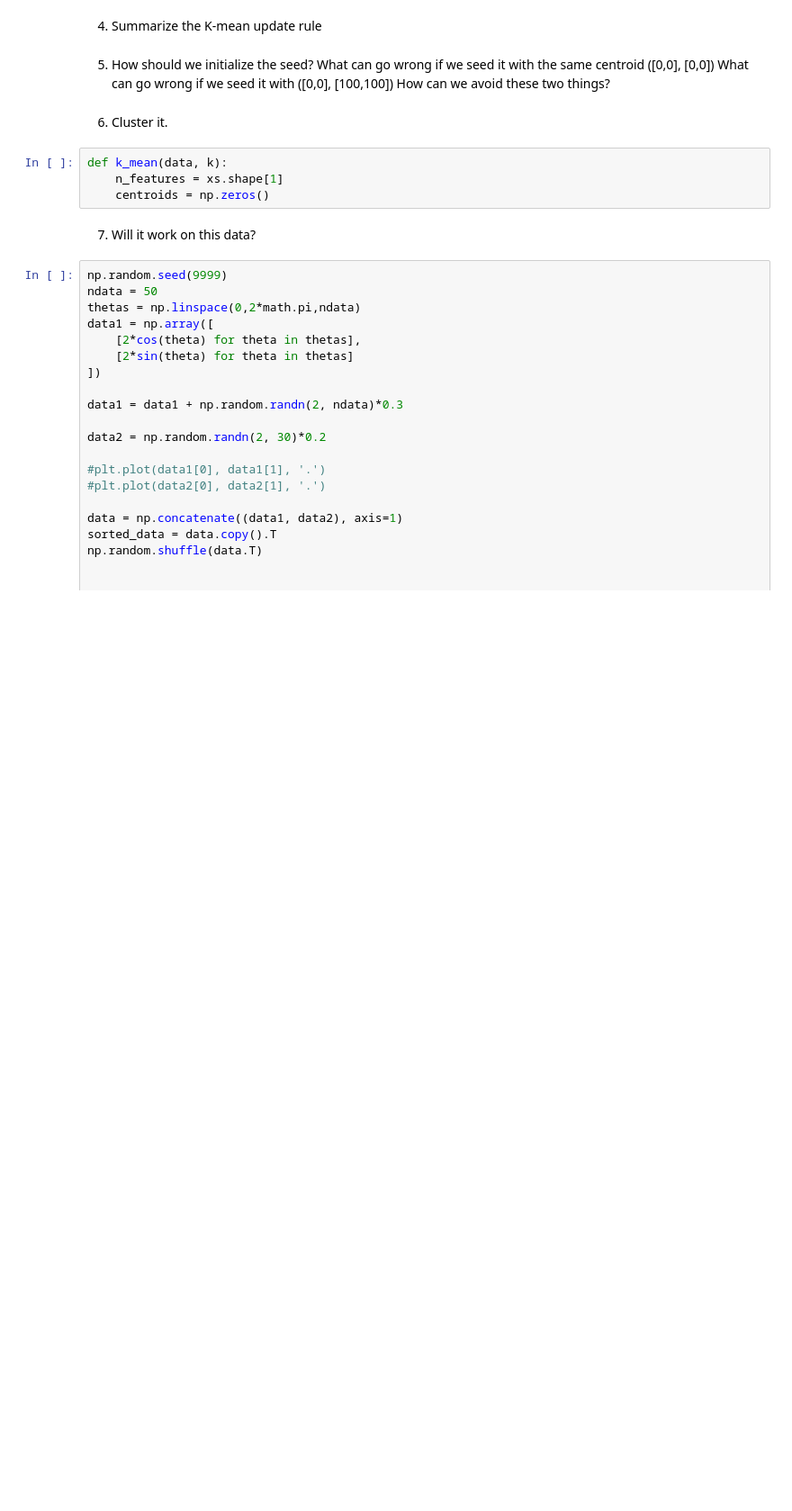
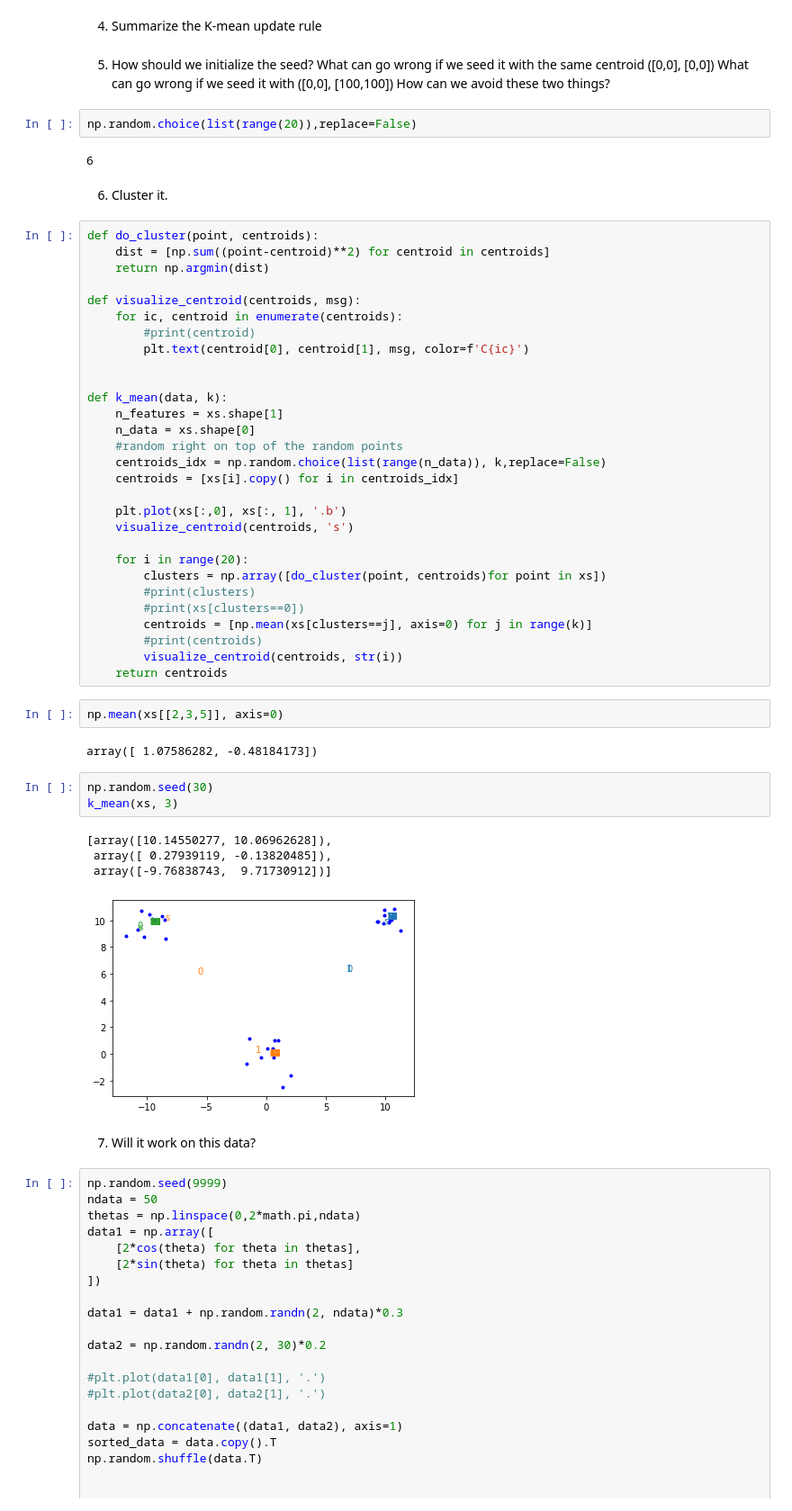
Before and after one commit to muic-pattern-rekt-2018/exercise-7-filled, a Jupyter notebook: Low Rank Approximation and Clustering Problem.ipynb, the cells around one changed output. Shown: that part at 90% size. Drawn from its saved outputs; the diff is of its cells as text; blank space fills up the shorter version.

```diff
--- a/Low Rank Approximation and Clustering Problem.ipynb
+++ b/Low Rank Approximation and Clustering Problem.ipynb
@@ -354,12 +354,53 @@ xs.shape
 What can go wrong if we seed it with the same centroid ([0,0], [0,0])
 What can go wrong if we seed it with ([0,0], [100,100])
 How can we avoid these two things?
+# %%
+np.random.choice(list(range(20)),replace=False)
+# %% [output]
+6
 # %% [markdown]
 6) Cluster it.
-# %%
-def k_mean(data, k):
-    n_features = xs.shape[1]
-    centroids = np.zeros()
+# %%
+def do_cluster(point, centroids):
+    dist = [np.sum((point-centroid)**2) for centroid in centroids]
+    return np.argmin(dist)
+
+def visualize_centroid(centroids, msg):
+    for ic, centroid in enumerate(centroids):
+        #print(centroid)
+        plt.text(centroid[0], centroid[1], msg, color=f'C{ic}')
+
+
+def k_mean(data, k):
+    n_features = xs.shape[1]
+    n_data = xs.shape[0]
+    #random right on top of the random points
+    centroids_idx = np.random.choice(list(range(n_data)), k,replace=False)
+    centroids = [xs[i].copy() for i in centroids_idx]
+
+    plt.plot(xs[:,0], xs[:, 1], '.b')
+    visualize_centroid(centroids, 's')
+
+    for i in range(20):
+        clusters = np.array([do_cluster(point, centroids)for point in xs])
+        #print(clusters)
+        #print(xs[clusters==0])
+        centroids = [np.mean(xs[clusters==j], axis=0) for j in range(k)]
+        #print(centroids)
+        visualize_centroid(centroids, str(i))
+    return centroids
+# %%
+np.mean(xs[[2,3,5]], axis=0)
+# %% [output]
+array([ 1.07586282, -0.48184173])
+# %%
+np.random.seed(30)
+k_mean(xs, 3)
+# %% [output]
+[array([10.14550277, 10.06962628]),
+ array([ 0.27939119, -0.13820485]),
+ array([-9.76838743,  9.71730912])]
+[figure, added]
 # %% [markdown]
 7) Will it work on this data?
 # %%
```
